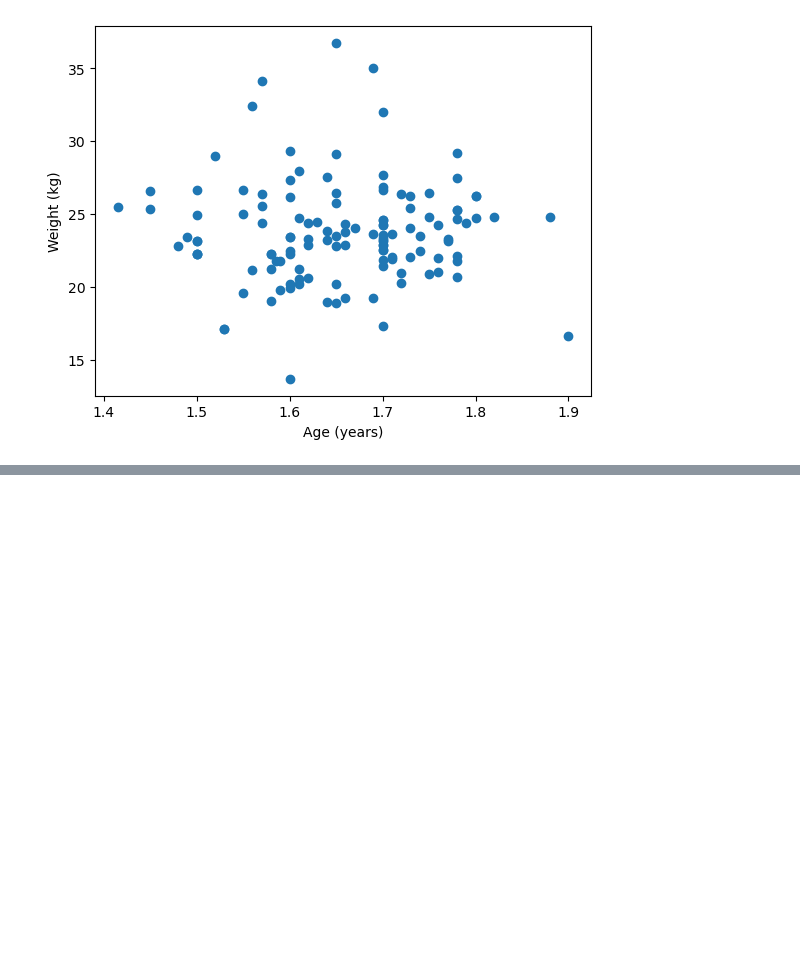
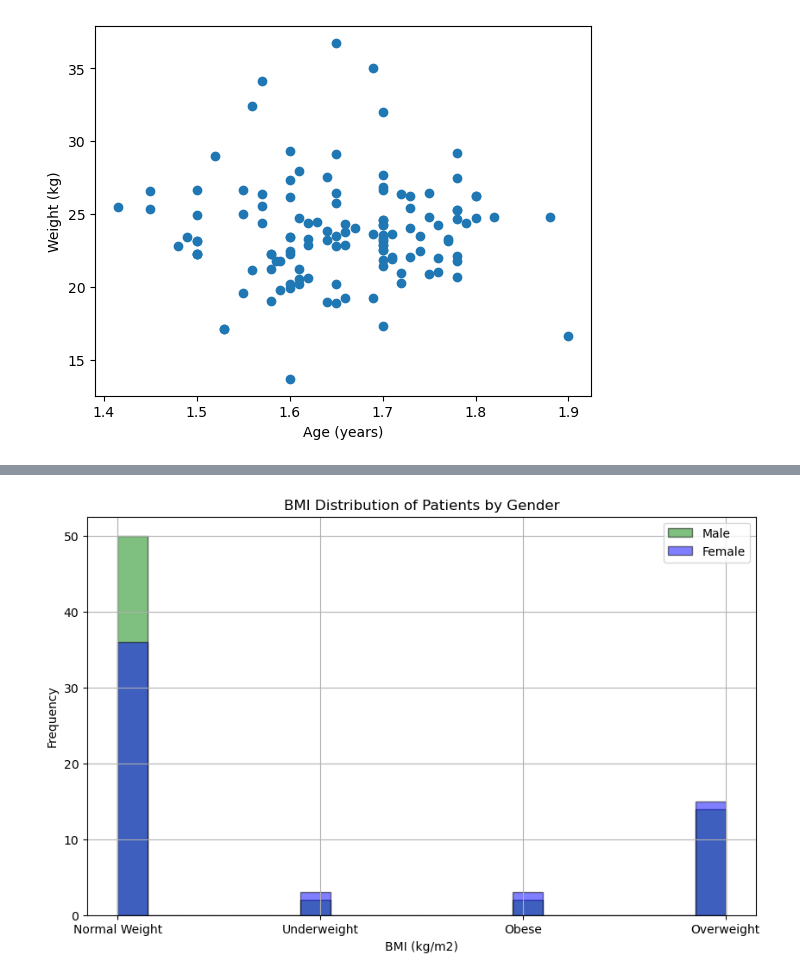
Before and after one commit to LaShawnSykes/Group-3_Project1, a Jupyter notebook: clean_summary_dataset.ipynb, the cells around one changed output, grey strips where cells are left out. Drawn from its saved outputs; the diff is of its cells as text; code cells hidden in the pictures; blank space fills up the shorter version.

```diff
--- a/clean_summary_dataset.ipynb
+++ b/clean_summary_dataset.ipynb
@@ -552,3 +552,7 @@ df3['BMI Category'] = df3['BMI (kg/m2)'].apply(categorize_bmi)
 df3['Fasting Insulin (pmol/L)'] = pd.to_numeric(df3['Fasting Insulin (pmol/L)'], errors='coerce')
 df3['2-hour Postprandial Insulin (pmol/L)'] = pd.to_numeric(df3['2-hour Postprandial Insulin (pmol/L)'], errors='coerce')
 df3['Total Daily Insulin Dose (pmol/L)'] = (df3['Fasting Insulin (pmol/L)'] + df3['2-hour Postprandial Insulin (pmol/L)']) * 24
+# %%
+# Separating data for male and female patients
+male_data = df3[df3['Gender (Female=1, Male=2)'] == 2]
+female_data = df3[df3['Gender (Female=1, Male=2)'] == 1]
@@ -554,0 +581,13 @@ df3['Total Daily Insulin Dose (pmol/L)'] = (df3['Fasting Insulin (pmol/L)'] + df
+# %%
+# Plotting BMI distribution for male and female patients
+plt.figure(figsize=(10, 6))
+plt.hist(male_data['BMI Category'], bins=20, color='green', alpha=0.5, label='Male', edgecolor='black')
+plt.hist(female_data['BMI Category'], bins=20, color='blue', alpha=0.5, label='Female', edgecolor='black')
+plt.title('BMI Distribution of Patients by Gender')
+plt.xlabel('BMI (kg/m2)')
+plt.ylabel('Frequency')
+plt.legend()
+plt.grid(True)
+plt.show()
+# %% [output]
+[figure, added]
```
Also changed, not shown: parts of 2 cells of this notebook, 2 other files.
